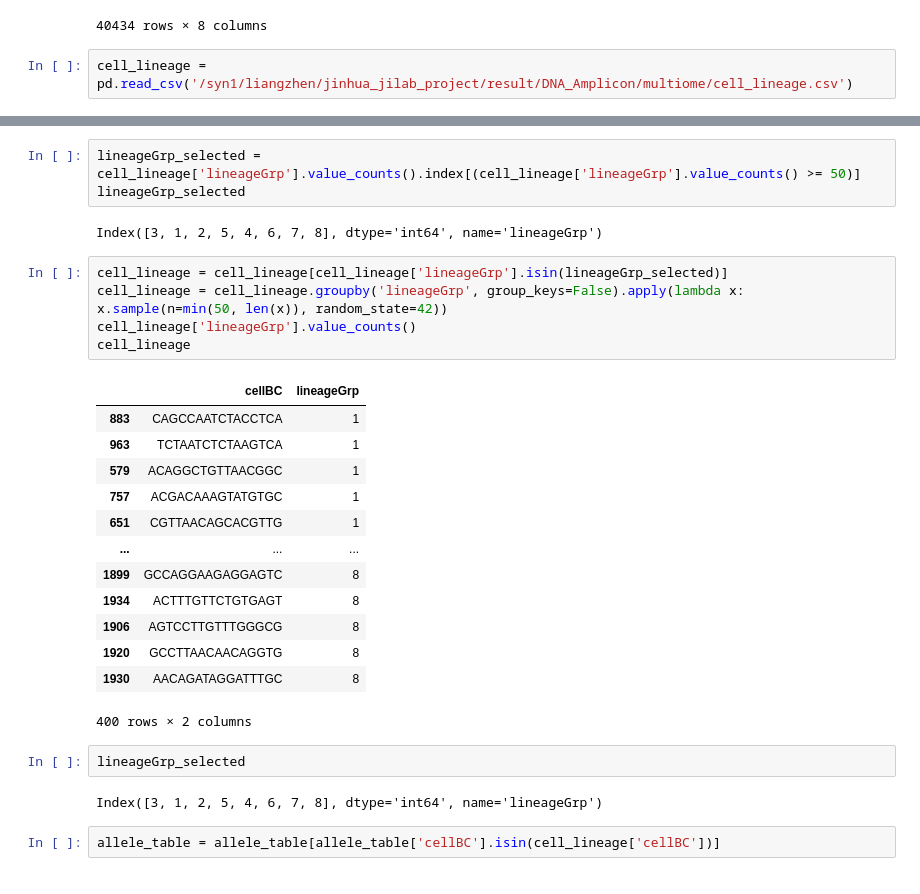
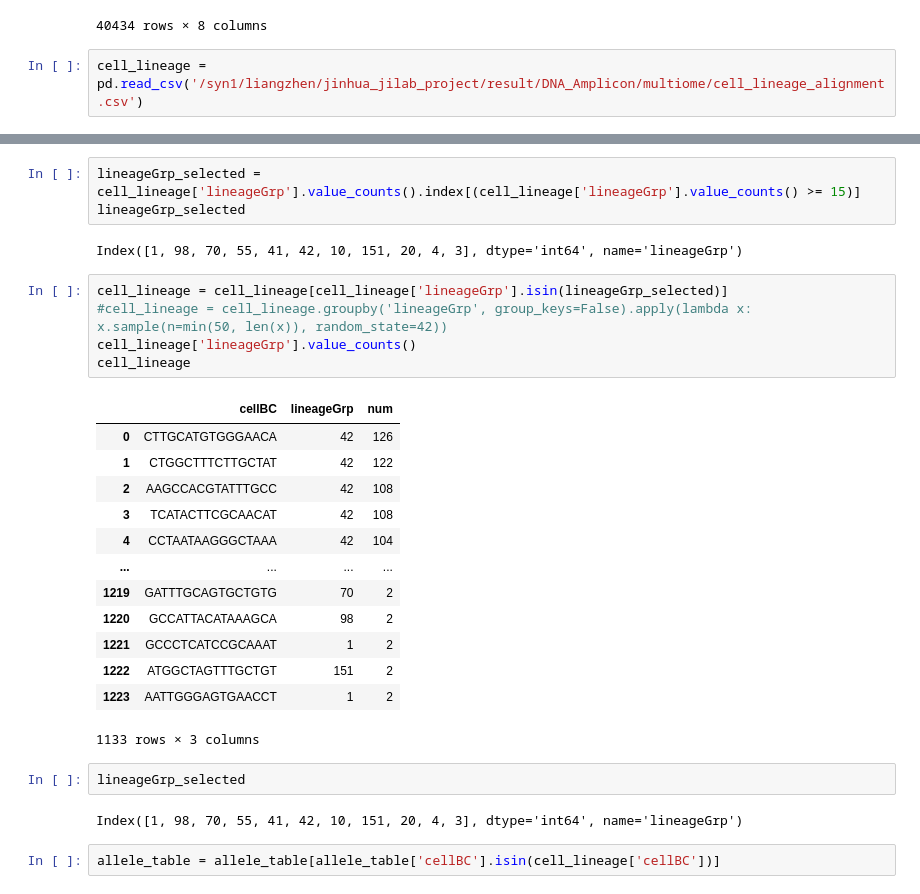
Before and after one commit to liangzhenhou/eTRACER, a Jupyter notebook: LineageTracing/scMultiome/step02_clone_detection_and_allele_table_generation.ipynb, the cells around one changed output, grey strips where cells are left out. Cells and saved outputs as stored; diff of their text form.

```diff
--- a/LineageTracing/scMultiome/step02_clone_detection_and_allele_table_generation.ipynb
+++ b/LineageTracing/scMultiome/step02_clone_detection_and_allele_table_generation.ipynb
@@ -1007,4 +860,4 @@ allele_table
 | 40433 | AGAGGAACAAGCTTAT | Hint1 | None | None | 486 | 4 | 0.800000 | 1 |
 40434 rows × 8 columns
 # %%
-cell_lineage = pd.read_csv('/syn1/liangzhen/jinhua_jilab_project/result/DNA_Amplicon/multiome/cell_lineage.csv')
+cell_lineage = pd.read_csv('/syn1/liangzhen/jinhua_jilab_project/result/DNA_Amplicon/multiome/cell_lineage_alignment.csv')
@@ -1011,31 +884,31 @@ cell_lineage = pd.read_csv('/syn1/liangzhen/jinhua_jilab_project/result/DNA_Ampl
 # %%
-lineageGrp_selected = cell_lineage['lineageGrp'].value_counts().index[(cell_lineage['lineageGrp'].value_counts() >= 50)]
+lineageGrp_selected = cell_lineage['lineageGrp'].value_counts().index[(cell_lineage['lineageGrp'].value_counts() >= 15)]
 lineageGrp_selected
 # %% [output]
-Index([3, 1, 2, 5, 4, 6, 7, 8], dtype='int64', name='lineageGrp')
+Index([1, 98, 70, 55, 41, 42, 10, 151, 20, 4, 3], dtype='int64', name='lineageGrp')
 # %%
 cell_lineage = cell_lineage[cell_lineage['lineageGrp'].isin(lineageGrp_selected)]
-cell_lineage = cell_lineage.groupby('lineageGrp', group_keys=False).apply(lambda x: x.sample(n=min(50, len(x)), random_state=42))
+#cell_lineage = cell_lineage.groupby('lineageGrp', group_keys=False).apply(lambda x: x.sample(n=min(50, len(x)), random_state=42))
 cell_lineage['lineageGrp'].value_counts()
 cell_lineage
 # %% [output]
-|  | cellBC | lineageGrp |
-| 883 | CAGCCAATCTACCTCA | 1 |
-| 963 | TCTAATCTCTAAGTCA | 1 |
-| 579 | ACAGGCTGTTAACGGC | 1 |
-| 757 | ACGACAAAGTATGTGC | 1 |
-| 651 | CGTTAACAGCACGTTG | 1 |
-| ... | ... | ... |
-| 1899 | GCCAGGAAGAGGAGTC | 8 |
-| 1934 | ACTTTGTTCTGTGAGT | 8 |
-| 1906 | AGTCCTTGTTTGGGCG | 8 |
-| 1920 | GCCTTAACAACAGGTG | 8 |
-| 1930 | AACAGATAGGATTTGC | 8 |
+|  | cellBC | lineageGrp | num |
+| 0 | CTTGCATGTGGGAACA | 42 | 126 |
+| 1 | CTGGCTTTCTTGCTAT | 42 | 122 |
+| 2 | AAGCCACGTATTTGCC | 42 | 108 |
+| 3 | TCATACTTCGCAACAT | 42 | 108 |
+| 4 | CCTAATAAGGGCTAAA | 42 | 104 |
+| ... | ... | ... | ... |
+| 1219 | GATTTGCAGTGCTGTG | 70 | 2 |
+| 1220 | GCCATTACATAAAGCA | 98 | 2 |
+| 1221 | GCCCTCATCCGCAAAT | 1 | 2 |
+| 1222 | ATGGCTAGTTTGCTGT | 151 | 2 |
+| 1223 | AATTGGGAGTGAACCT | 1 | 2 |
-400 rows × 2 columns
+1133 rows × 3 columns
 # %%
 lineageGrp_selected
 # %% [output]
-Index([3, 1, 2, 5, 4, 6, 7, 8], dtype='int64', name='lineageGrp')
+Index([1, 98, 70, 55, 41, 42, 10, 151, 20, 4, 3], dtype='int64', name='lineageGrp')
 # %%
 allele_table = allele_table[allele_table['cellBC'].isin(cell_lineage['cellBC'])]
 # %%
```
Also changed, not shown: parts of 47 cells of this notebook.
